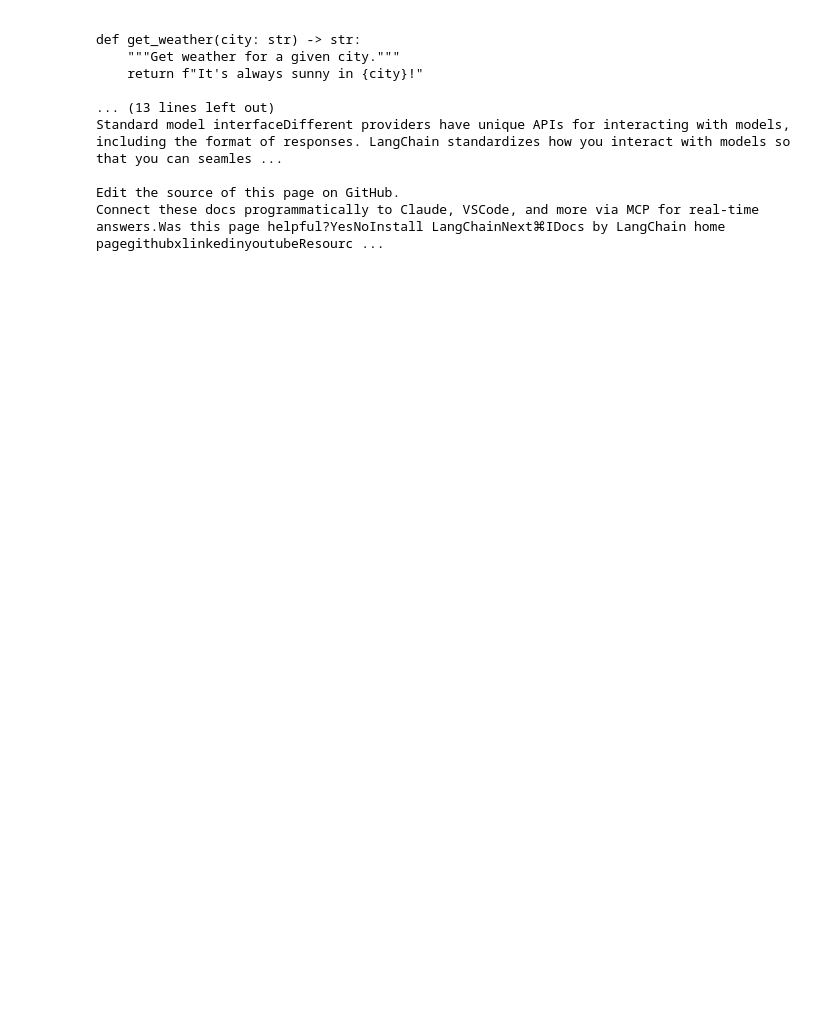
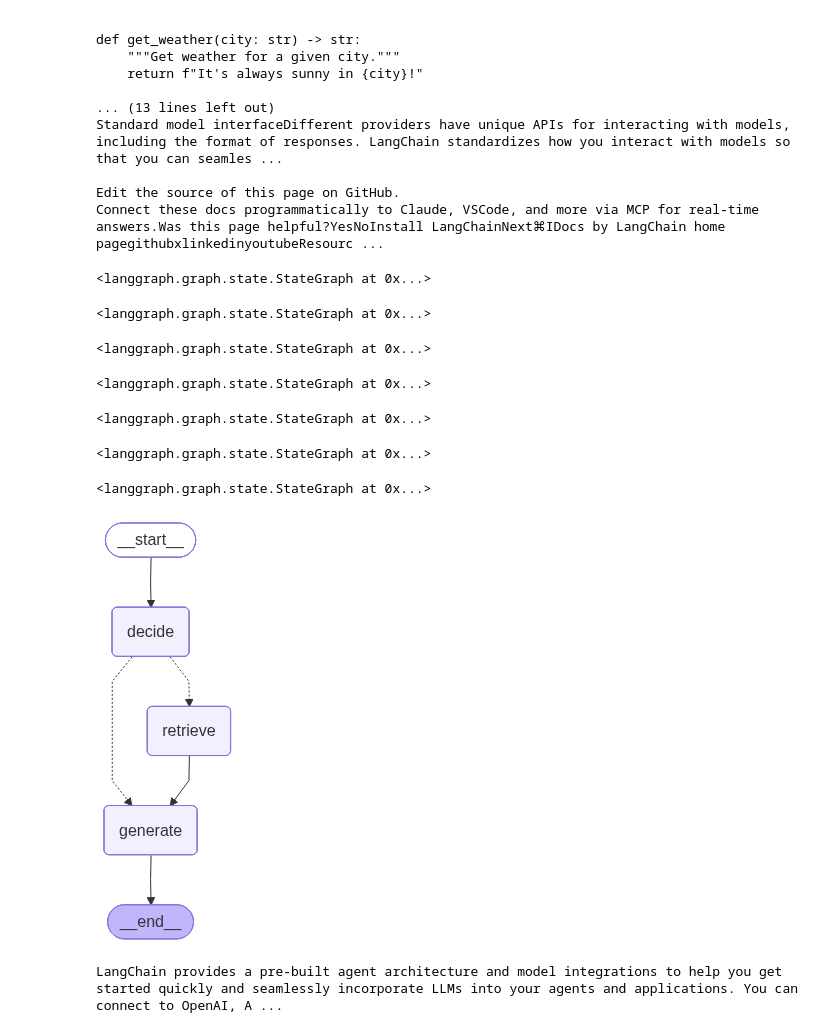
Before and after one commit to a-anuj/flashFeedAgent, a Jupyter notebook: notebooks/agentic_rag.ipynb, the cells around one changed output. Drawn from its saved outputs; the diff is of its cells as text; code cells hidden in the pictures; blank space fills up the shorter version.

Commit message:
chore : agentic rag works fine

```diff
--- a/notebooks/agentic_rag.ipynb
+++ b/notebooks/agentic_rag.ipynb
@@ -111,6 +111,7 @@ retriever = vectorstore.as_retriever(k=3)
 # print(response.text)
 # %%
 # print(context_docs)
+retrieval = False
 # %%
 class AgentState(TypedDict):
     question: str
@@ -119,0 +147,7 @@ class AgentState(TypedDict):
+# %%
+def retrieve_documents(state:AgentState) -> AgentState:
+    question = state['question']
+
+    documents = retriever.invoke(question)
+
+    return {**state,"documents":documents}
@@ -119,0 +173,40 @@ class AgentState(TypedDict):
+# %%
+def should_retrieve(state:AgentState) -> AgentState:
+    if state["needs_retrieval"]:
+        return "retrieve"
+    else:
+        return "generate"
+# %%
+workflow = StateGraph(AgentState)
+
+workflow.add_node("decide",decide_retrieval)
+workflow.add_node("retrieve",retrieve_documents)
+workflow.add_node("generate",generate_answer)
+# %% [output]
+<langgraph.graph.state.StateGraph at 0x...>
+<langgraph.graph.state.StateGraph at 0x...>
+<langgraph.graph.state.StateGraph at 0x...>
+# %%
+workflow.set_entry_point("decide")
+
+workflow.add_conditional_edges(
+    "decide",
+    should_retrieve,
+    {
+        "retrieve" : "retrieve",
+        "generate" : "generate"
+    }
+
+)
+
+workflow.add_edge("retrieve","generate")
+workflow.add_edge("generate",END)
+
+app = workflow.compile()
+app
+# %% [output]
+<langgraph.graph.state.StateGraph at 0x...>
+<langgraph.graph.state.StateGraph at 0x...>
+<langgraph.graph.state.StateGraph at 0x...>
+<langgraph.graph.state.StateGraph at 0x...>
+[figure, added]
@@ -119,0 +227,4 @@ class AgentState(TypedDict):
+# %%
+print(answer['answer'].text)
+# %% [output]
+LangChain provides a pre-built agent architecture and model integrations to help you get started quickly and seamlessly incorporate LLMs into your agents and applications. You can connect to OpenAI, A ...
```
Also changed, not shown: parts of 5 cells of this notebook.
